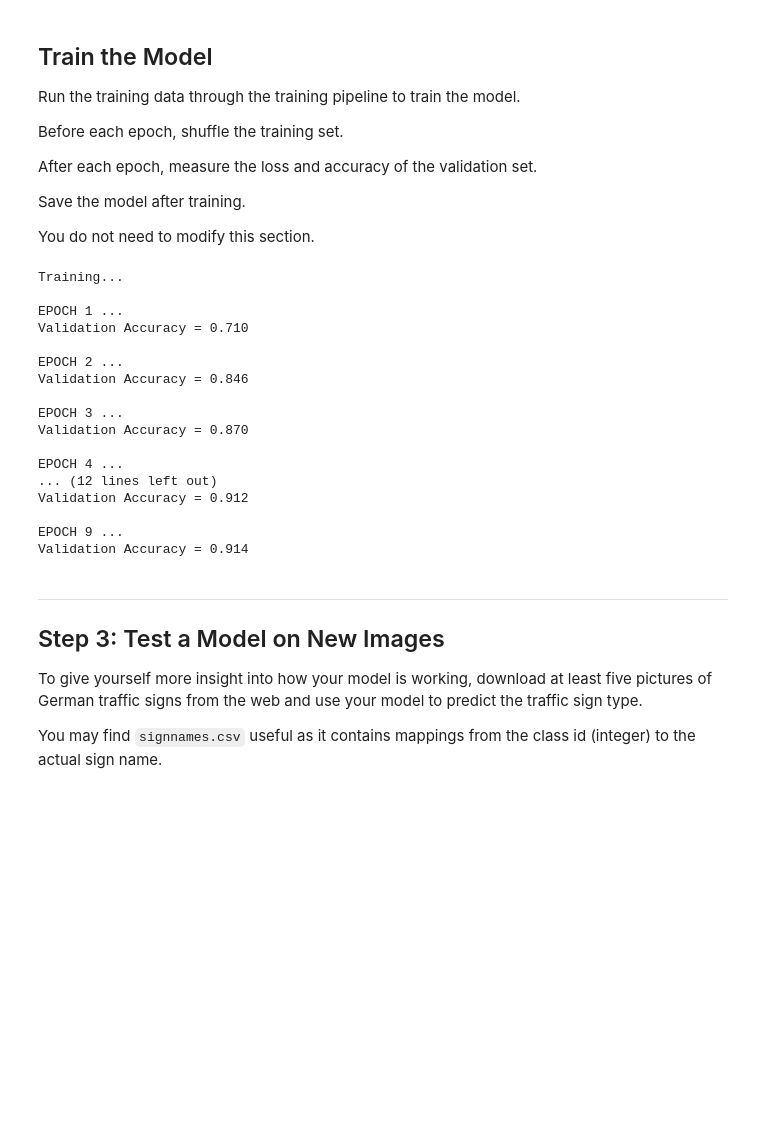
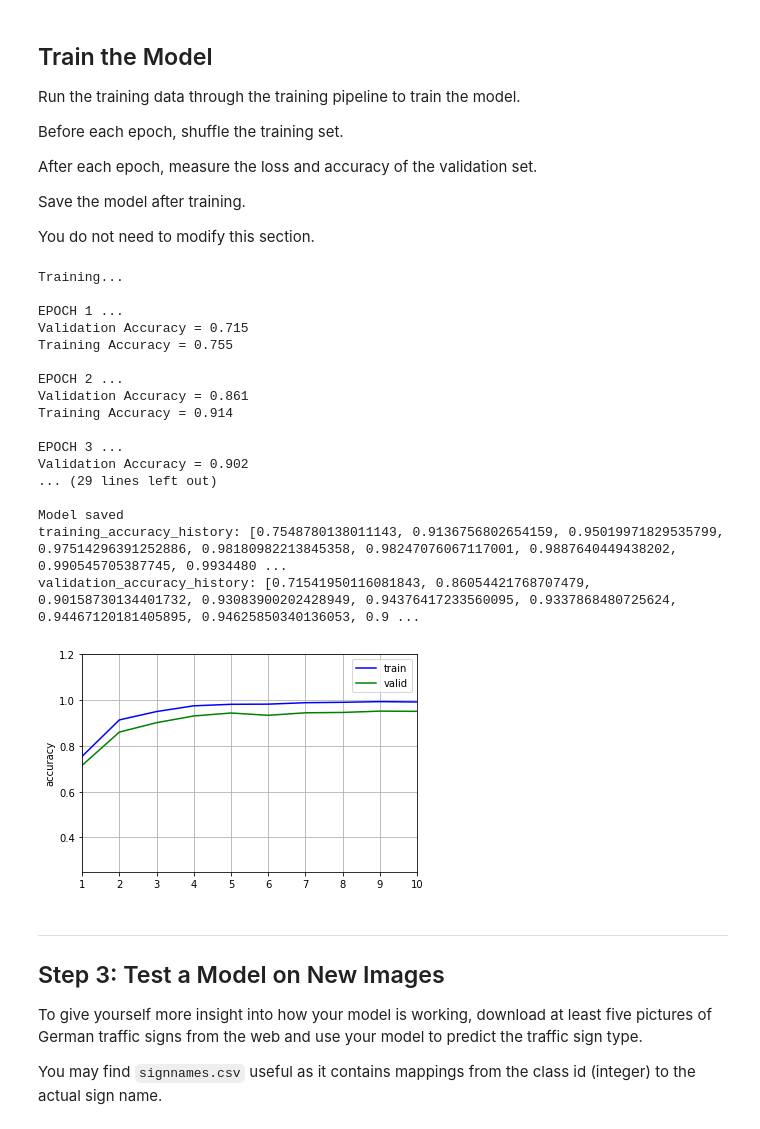
Before and after one commit to autohandle/TrafficSignClassifierProject, a Jupyter notebook: Traffic_Sign_Classifier.ipynb, the cells around one changed output. Saved outputs shown, nothing was run; the diff lists cells and outputs as text; code cells hidden in the pictures; blank space fills up the shorter version.

Commit message:
finish training

```diff
--- a/Traffic_Sign_Classifier.ipynb
+++ b/Traffic_Sign_Classifier.ipynb
@@ -563,6 +563,8 @@ Save the model after training.
 
 You do not need to modify this section.
 # %%
+training_accuracy_history=[]
+validation_accuracy_history=[]
 #carnd@ip-10-67-189-116:~$ nvidia-smi -L
 #GPU 0: GRID K520 (UUID: GPU-5eb04f46-3192-2171-00cc-bd55d5162ca9)
 with tf.Session() as sess:
@@ -580,31 +582,64 @@ with tf.Session() as sess:
                 batch_x, batch_y = NX_train[offset:end], y_train[offset:end]
                 sess.run(training_operation, feed_dict={x: batch_x, y: batch_y, keep_prob: keepProbability})
 
+            training_accuracy = evaluate(NX_train, y_train)
+            training_accuracy_history.append(training_accuracy)
             validation_accuracy = evaluate(NX_valid, y_valid)
+            validation_accuracy_history.append(validation_accuracy)
+            #print("training_accuracy_history:", training_accuracy_history)
+            #print("validation_accuracy_history:", validation_accuracy_history)
             print("EPOCH {} ...".format(i+1))
             print("Validation Accuracy = {:.3f}".format(validation_accuracy))
+            print("Training Accuracy = {:.3f}".format(training_accuracy))
             print()
 
     saver.save(sess, './lenet')
     print("Model saved")
+    print("training_accuracy_history:", training_accuracy_history)
+    print("validation_accuracy_history:", validation_accuracy_history)
 # %% [output]
 Training...
 
 EPOCH 1 ...
-Validation Accuracy = 0.710
+Validation Accuracy = 0.715
+Training Accuracy = 0.755
 
 EPOCH 2 ...
-Validation Accuracy = 0.846
+Validation Accuracy = 0.861
+Training Accuracy = 0.914
 
 EPOCH 3 ...
-Validation Accuracy = 0.870
+Validation Accuracy = 0.902
+... (29 lines left out)
 
-EPOCH 4 ...
-... (12 lines left out)
-Validation Accuracy = 0.912
-
-EPOCH 9 ...
-Validation Accuracy = 0.914
+Model saved
+training_accuracy_history: [0.7548780138011143, 0.9136756802654159, 0.95019971829535799, 0.97514296391252886, 0.98180982213845358, 0.98247076067117001, 0.9887640449438202, 0.990545705387745, 0.9934480 ...
+validation_accuracy_history: [0.71541950116081843, 0.86054421768707479, 0.90158730134401732, 0.93083900202428949, 0.94376417233560095, 0.9337868480725624, 0.94467120181405895, 0.94625850340136053, 0.9 ...
+# %%
+#training_accuracy_history= [0.77255093533402386, 0.92594614780758666]
+#validation_accuracy_history= [0.68412698430268948, 0.83469387730773614]
+def plotAccuracyHistory(trainingAccuracyHistory, validationAccuracyHistory, lineWidth=2, trainLineStyle="b-", vaidationLineStyle="g-") :
+    assert len(trainingAccuracyHistory) == len(validationAccuracyHistory)
+    epochs=len(trainingAccuracyHistory)
+    xAxis=np.arange(1,epochs+1)
+    #print("xAxis:", xAxis)
+    accuracyPlot=plt.figure(1)
+    plt.grid()
+    plt.ylabel('accuracy')
+    #plt.xlabel('epoch')
+    plt.ylim(.25, 1.2)
+    plt.xlim(1, epochs)
+    #axis=accuracyPlot.add_subplot(1,1,1)
+    #axis.plot(xAxis, trainingAccuracyHistory, trainLineStyle, linewidth=lineWidth, label="train")
+    #axis.plot(xAxis, validationAccuracyHistory, vaidationLineStyle, linewidth=lineWidth, label="valid")
+    plt.plot(xAxis, trainingAccuracyHistory, trainLineStyle, label="train")
+    plt.plot(xAxis, validationAccuracyHistory, vaidationLineStyle, label="valid")
+    plt.legend()
+    plt.show()
+
+plotAccuracyHistory(training_accuracy_history, validation_accuracy_history)
+# %% [output]
+[figure, added]
 # %% [markdown]
 ---
 
```
Also changed, not shown: parts of 1 cell of this notebook.
